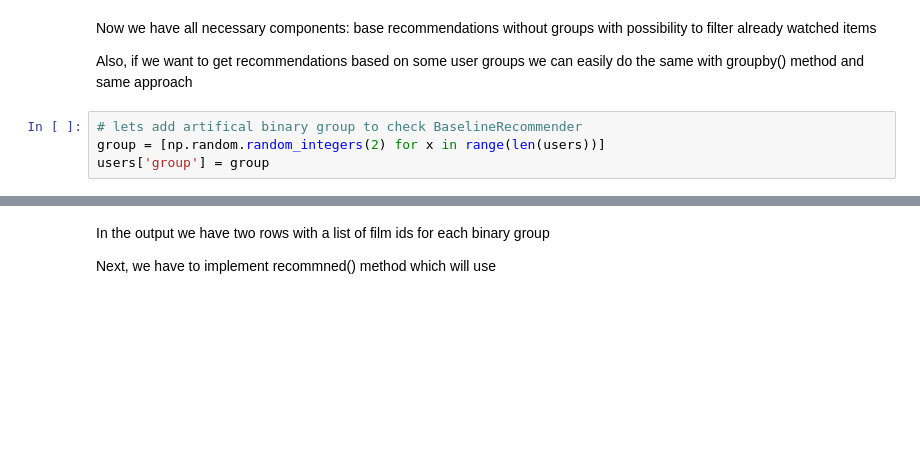
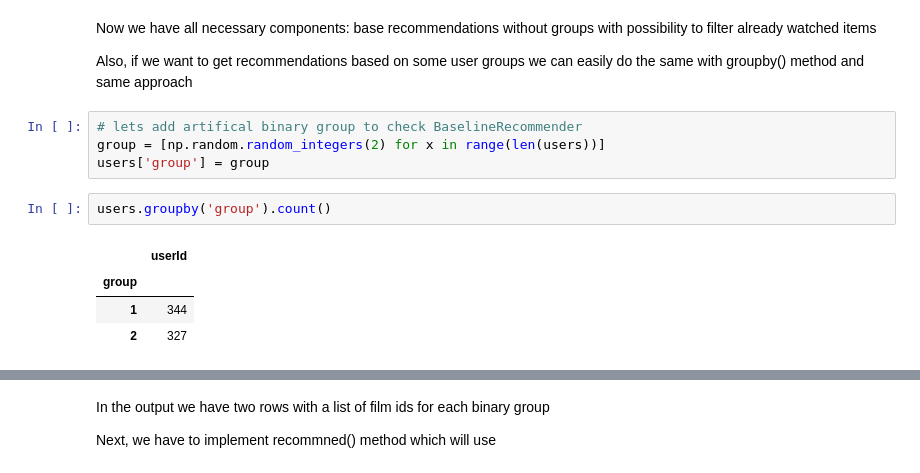
Before and after one commit to kshurik/rekkobook, a Jupyter notebook: notebook_drafts/baseline.ipynb, the cells around one changed output, grey strips where cells are left out. Saved outputs shown, nothing was run; the diff lists cells and outputs as text; blank space fills up the shorter version.

```diff
--- a/notebook_drafts/baseline.ipynb
+++ b/notebook_drafts/baseline.ipynb
@@ -142,6 +190,13 @@ Also, if we want to get recommendations based on some user groups we can easily
 # lets add artifical binary group to check BaselineRecommender
 group = [np.random.random_integers(2) for x in range(len(users))]
 users['group'] = group
+# %%
+users.groupby('group').count()
+# %% [output]
+|  | userId |
+| group |  |
+| 1 | 344 |
+| 2 | 327 |
 # %%
 data = pd.merge(interactions_filtered, users, how='left', on = USER_COLUMN)
 group_recommendations = data.groupby('group').apply(compute_popularity, ITEM_COLUMN, MAX_CANDIDATES)
```
Also changed, not shown: parts of 12 cells of this notebook, 1 other file.
